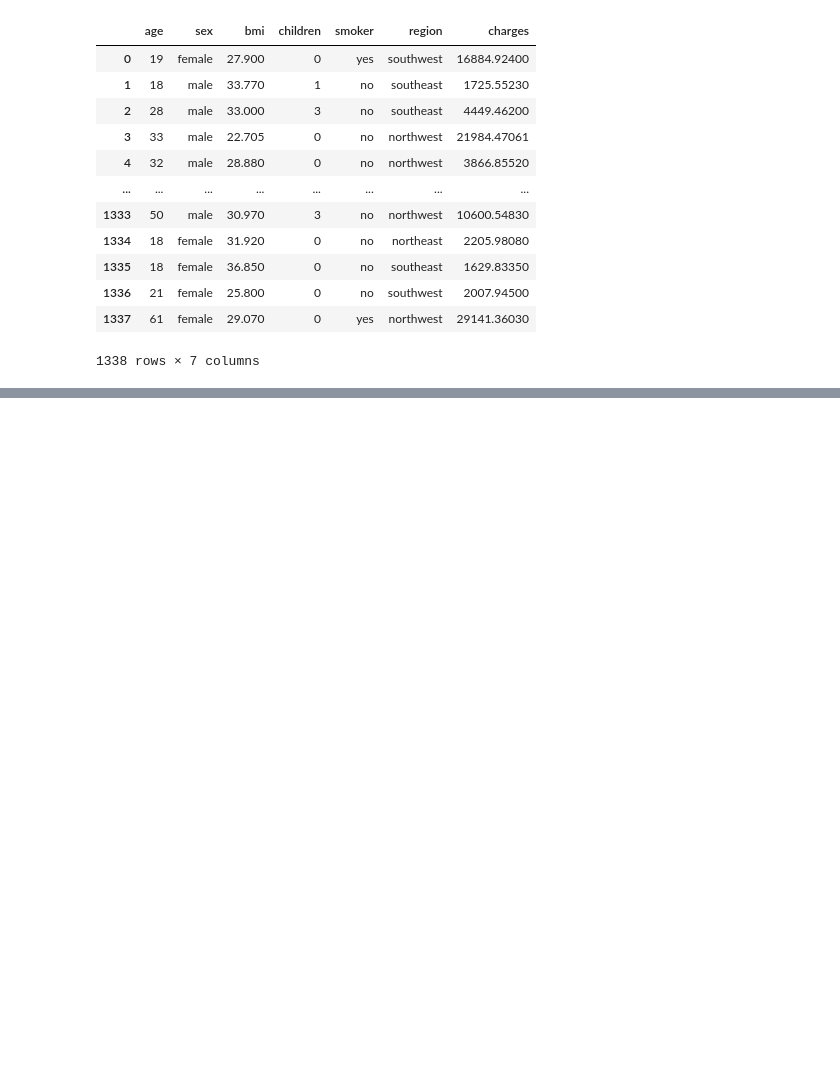
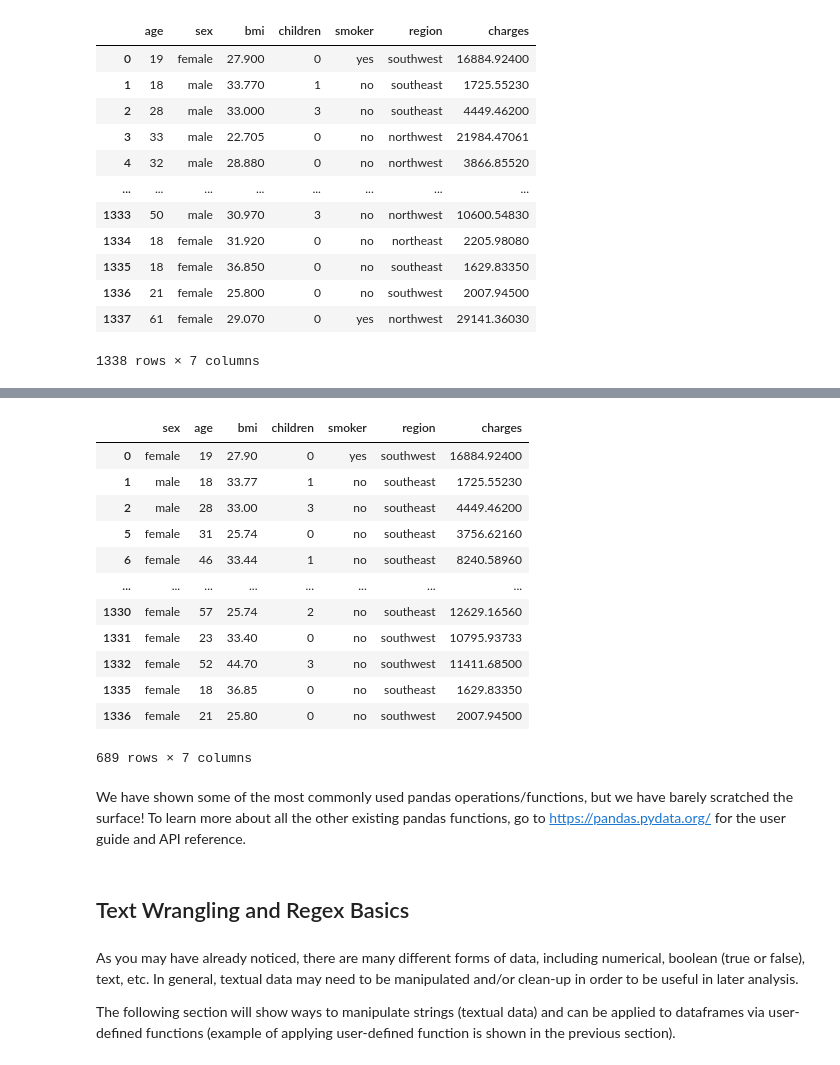
Before and after one commit to monkeygobah/code_grand_rounds, a Jupyter notebook: module_3_Data_Science/DS_Workshop.ipynb, the cells around one changed output, grey strips where cells are left out. Cells and saved outputs as stored; diff of their text form; code cells hidden in the pictures; blank space fills up the shorter version.

```diff
--- a/module_3_Data_Science/DS_Workshop.ipynb
+++ b/module_3_Data_Science/DS_Workshop.ipynb
@@ -31,0 +282,29 @@ df
+# %%
+# Keep only regions where the mean BMI is greater than 30
+
+def isHighMeanBMI(df):
+    return df['bmi'].mean() > 30
+
+insuranceDF.groupby("region").filter(isHighMeanBMI)
+# %% [output]
+|  | sex | age | bmi | children | smoker | region | charges |
+| 0 | female | 19 | 27.90 | 0 | yes | southwest | 16884.92400 |
+| 1 | male | 18 | 33.77 | 1 | no | southeast | 1725.55230 |
+| 2 | male | 28 | 33.00 | 3 | no | southeast | 4449.46200 |
+| 5 | female | 31 | 25.74 | 0 | no | southeast | 3756.62160 |
+| 6 | female | 46 | 33.44 | 1 | no | southeast | 8240.58960 |
+| ... | ... | ... | ... | ... | ... | ... | ... |
+| 1330 | female | 57 | 25.74 | 2 | no | southeast | 12629.16560 |
+| 1331 | female | 23 | 33.40 | 0 | no | southwest | 10795.93733 |
+| 1332 | female | 52 | 44.70 | 3 | no | southwest | 11411.68500 |
+| 1335 | female | 18 | 36.85 | 0 | no | southeast | 1629.83350 |
+| 1336 | female | 21 | 25.80 | 0 | no | southwest | 2007.94500 |
+689 rows × 7 columns
+# %% [markdown]
+We have shown some of the most commonly used pandas operations/functions, but we have barely scratched the surface! To learn more about all the other existing pandas functions, go to https://pandas.pydata.org/ for the user guide and API reference.
+# %% [markdown]
+## Text Wrangling and Regex Basics
+# %% [markdown]
+As you may have already noticed, there are many different forms of data, including numerical, boolean (true or false), text, etc. In general, textual data may need to be manipulated and/or clean-up in order to be useful in later analysis.
+
+The following section will show ways to manipulate strings (textual data) and can be applied to dataframes via user-defined functions (example of applying user-defined function is shown in the previous section).
```
Also changed, not shown: parts of 21 cells of this notebook.
